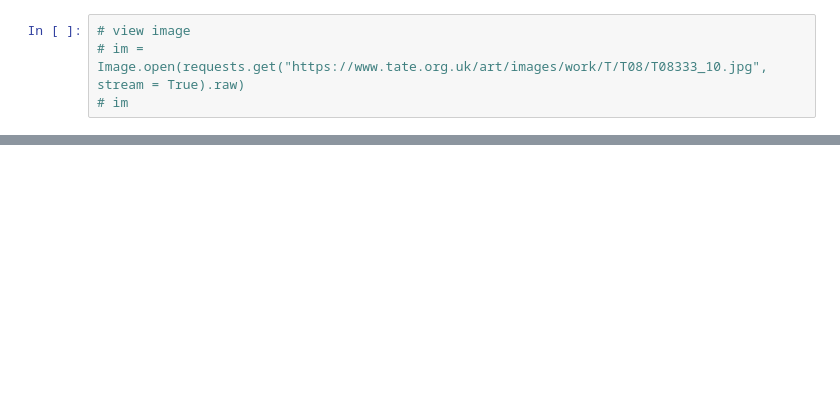
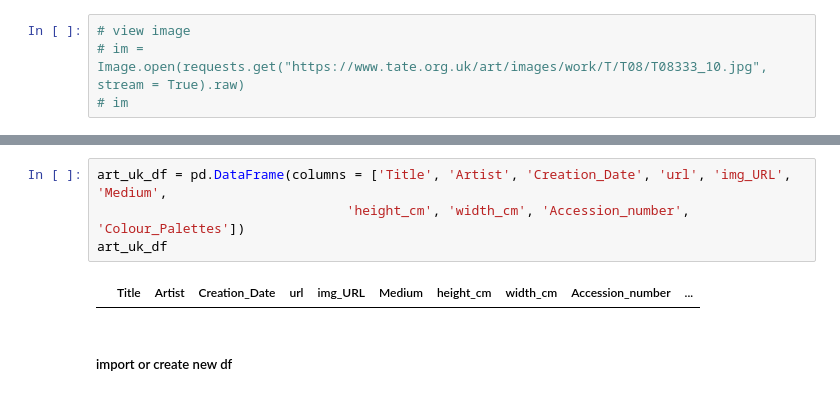
Before and after one commit to cloyellow127/CS5098_Project_Colour_Palettes, a Jupyter notebook: Notebook/Colour_Palettes_Exploration .ipynb, the cells around one changed output, grey strips where cells are left out. Cells and saved outputs as stored; diff of their text form; blank space fills up the shorter version.

```diff
--- a/Notebook/Colour_Palettes_Exploration .ipynb
+++ b/Notebook/Colour_Palettes_Exploration .ipynb
@@ -129,0 +316,8 @@ new_df
+# %%
+art_uk_df = pd.DataFrame(columns = ['Title', 'Artist', 'Creation_Date', 'url', 'img_URL', 'Medium',
+                                'height_cm', 'width_cm', 'Accession_number', 'Colour_Palettes'])
+art_uk_df
+# %% [output]
+|  | Title | Artist | Creation_Date | url | img_URL | Medium | height_cm | width_cm | Accession_number | ... |
+# %% [markdown]
+##### import or create new df
```
Also changed, not shown: parts of 21 cells of this notebook.
